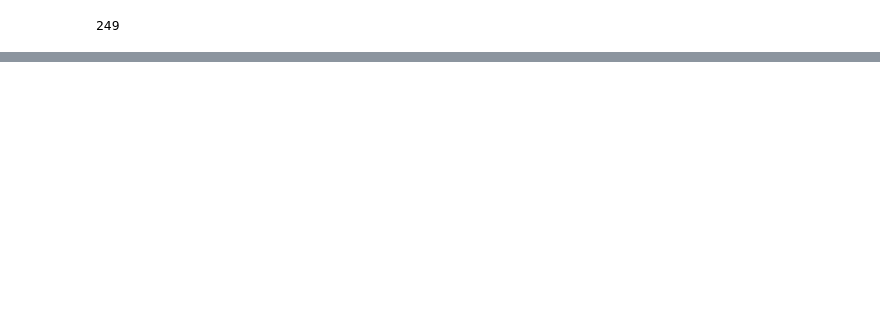
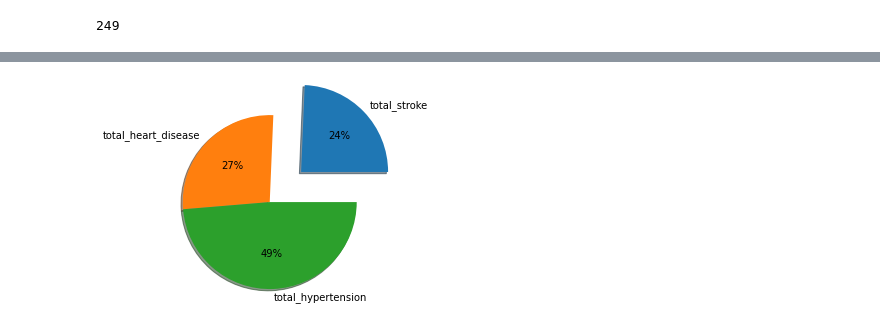
Before and after one commit to BibekRai44/Stroke-Analysis, a Jupyter notebook: stroke-prediction-and-analysis.ipynb, the cells around one changed output, grey strips where cells are left out. Cells and saved outputs as stored; diff of their text form; code cells hidden in the pictures; blank space fills up the shorter version.

```diff
--- a/stroke-prediction-and-analysis.ipynb
+++ b/stroke-prediction-and-analysis.ipynb
@@ -116,0 +140,9 @@ totalstroke
+# %%
+#pipplot
+x=([totalstroke,totalheartdisease,totalhypertension])
+mylabels=['total_stroke','total_heart_disease','total_hypertension']
+myexplode=[0.5,0,0]
+plt.pie(x,labels=mylabels,explode=myexplode,shadow=True,autopct = '%.0f%%')
+plt.show()
+# %% [output]
+[figure, added]
```
Also changed, not shown: parts of 3 cells of this notebook.
